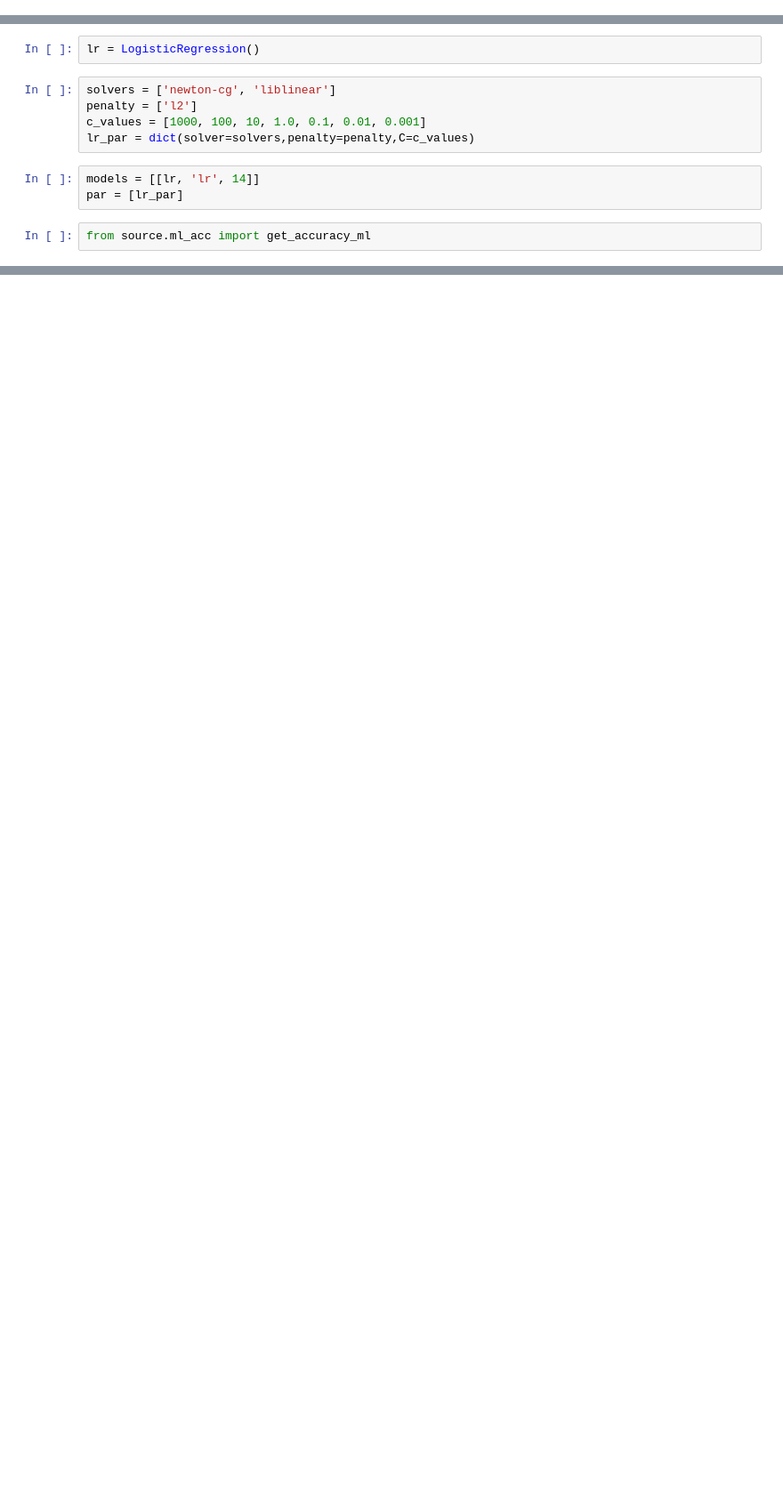
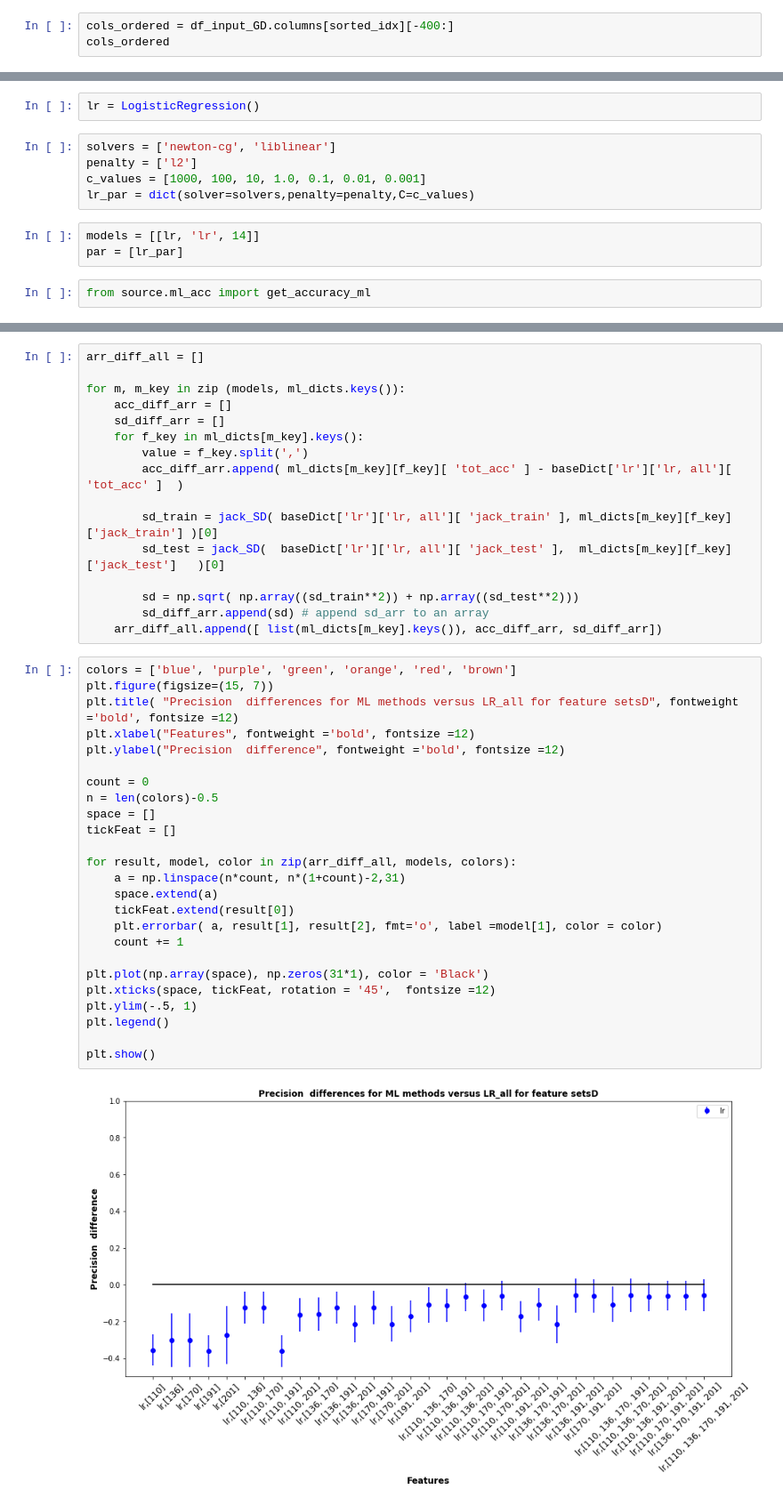
Before and after one commit to eahussein/apple_classification, a Jupyter notebook: gd/tutorial8.ipynb, the cells around one changed output, grey strips where cells are left out. Shown at 89% size. Drawn from its saved outputs; the diff is of its cells as text; blank space fills up the shorter version.

```diff
--- a/gd/tutorial8.ipynb
+++ b/gd/tutorial8.ipynb
@@ -45,0 +53,3 @@ print(Xtest.shape)
+# %%
+cols_ordered = df_input_GD.columns[sorted_idx][-400:]
+cols_ordered
@@ -125,0 +334,43 @@ for i in range(2,9,1):
+# %%
+arr_diff_all = []
+
+for m, m_key in zip (models, ml_dicts.keys()):
+    acc_diff_arr = []
+    sd_diff_arr = []
+    for f_key in ml_dicts[m_key].keys():
+        value = f_key.split(',')
+        acc_diff_arr.append( ml_dicts[m_key][f_key][ 'tot_acc' ] - baseDict['lr']['lr, all'][ 'tot_acc' ]  )
+
+        sd_train = jack_SD( baseDict['lr']['lr, all'][ 'jack_train' ], ml_dicts[m_key][f_key]['jack_train'] )[0]
+        sd_test = jack_SD(  baseDict['lr']['lr, all'][ 'jack_test' ],  ml_dicts[m_key][f_key]['jack_test']   )[0]
+
+        sd = np.sqrt( np.array((sd_train**2)) + np.array((sd_test**2)))
+        sd_diff_arr.append(sd) # append sd_arr to an array
+    arr_diff_all.append([ list(ml_dicts[m_key].keys()), acc_diff_arr, sd_diff_arr])
+# %%
+colors = ['blue', 'purple', 'green', 'orange', 'red', 'brown']
+plt.figure(figsize=(15, 7))
+plt.title( "Precision  differences for ML methods versus LR_all for feature setsD", fontweight ='bold', fontsize =12)
+plt.xlabel("Features", fontweight ='bold', fontsize =12)
+plt.ylabel("Precision  difference", fontweight ='bold', fontsize =12)
+
+count = 0
+n = len(colors)-0.5
+space = []
+tickFeat = []
+
+for result, model, color in zip(arr_diff_all, models, colors):
+    a = np.linspace(n*count, n*(1+count)-2,31)
+    space.extend(a)
+    tickFeat.extend(result[0])
+    plt.errorbar( a, result[1], result[2], fmt='o', label =model[1], color = color)
+    count += 1
+
+plt.plot(np.array(space), np.zeros(31*1), color = 'Black')
+plt.xticks(space, tickFeat, rotation = '45',  fontsize =12)
+plt.ylim(-.5, 1)
+plt.legend()
+
+plt.show()
+# %% [output]
+[figure, added]
```
Also changed, not shown: parts of 33 cells of this notebook, 11 other files.
